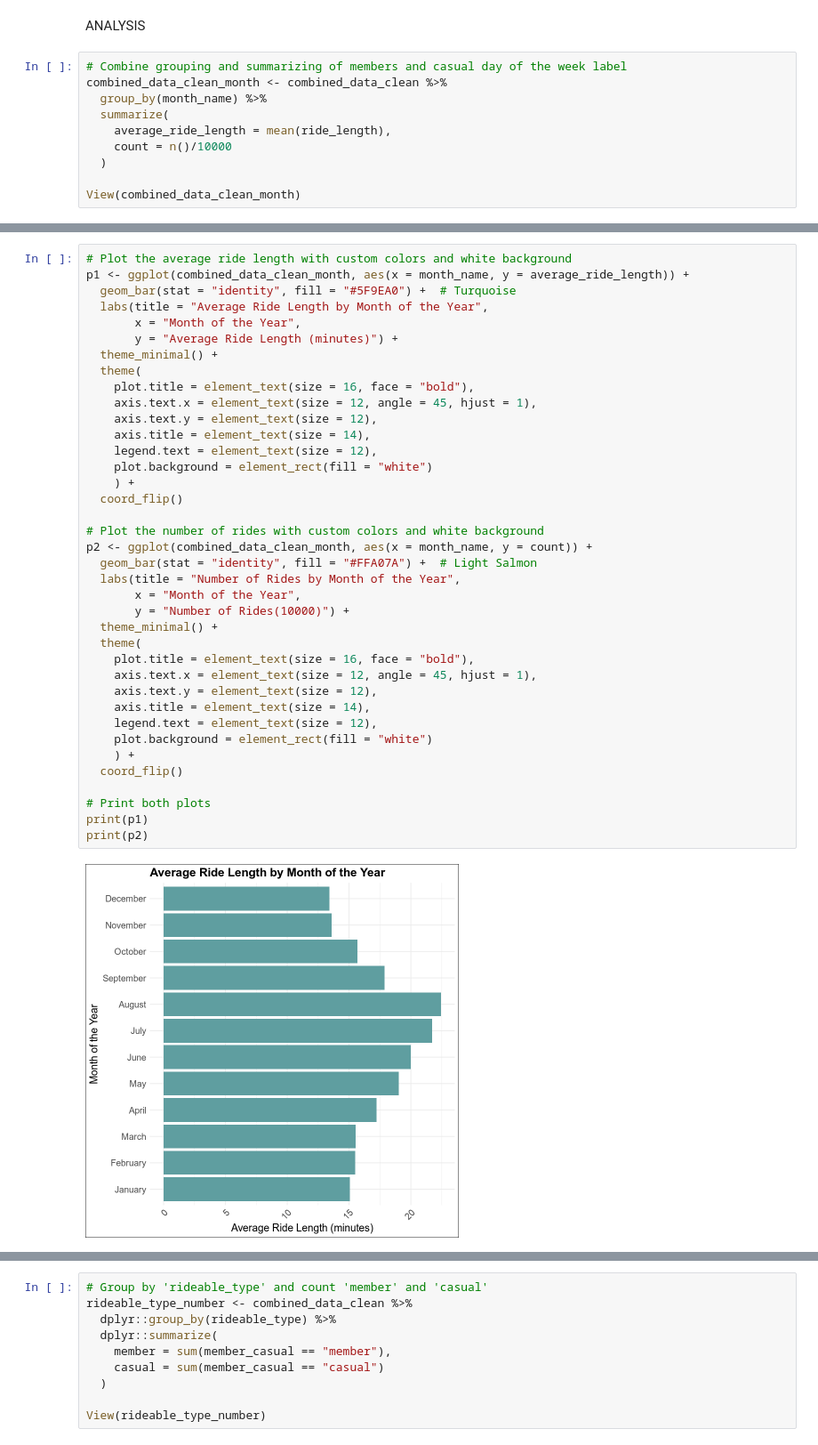
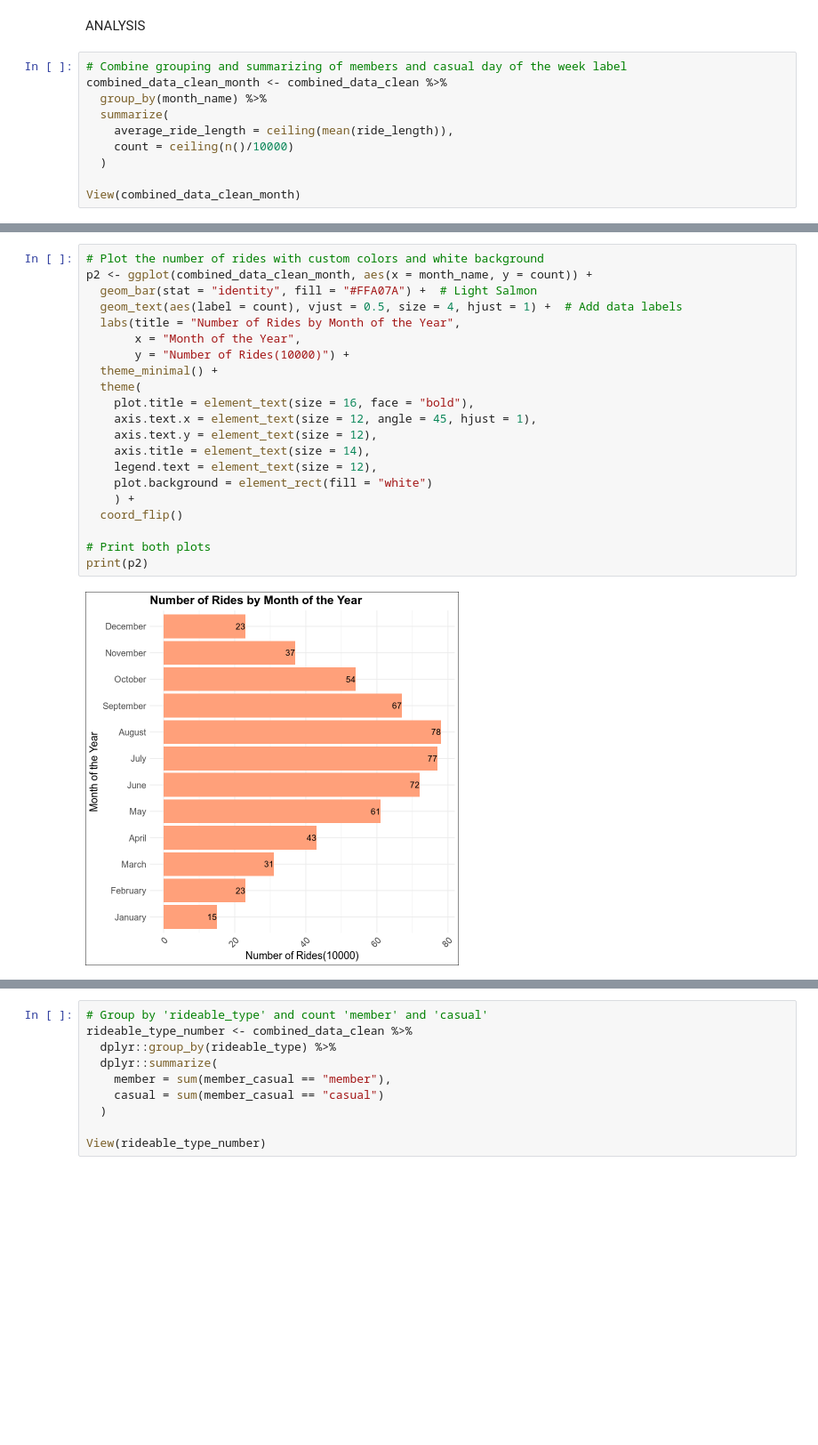
Before and after one commit to Ladipol/R_Projects, a Jupyter notebook: cyclic_project.ipynb, the cells around one changed output, grey strips where cells are left out. Shown at 89% size. Cells and saved outputs as stored; diff of their text form; blank space fills up the shorter version.

```diff
--- a/cyclic_project.ipynb
+++ b/cyclic_project.ipynb
@@ -325,8 +302,8 @@ ANALYSIS
 combined_data_clean_month <- combined_data_clean %>%
   group_by(month_name) %>%
   summarize(
-    average_ride_length = mean(ride_length),
-    count = n()/10000
+    average_ride_length = ceiling(mean(ride_length)),
+    count = ceiling(n()/10000)
   )
 
 View(combined_data_clean_month)
@@ -349,40 +349,23 @@ A tibble: 12 × 3
 # %%
-# Plot the average ride length with custom colors and white background
-p1 <- ggplot(combined_data_clean_month, aes(x = month_name, y = average_ride_length)) +
-  geom_bar(stat = "identity", fill = "#5F9EA0") +  # Turquoise
-  labs(title = "Average Ride Length by Month of the Year",
-       x = "Month of the Year",
-       y = "Average Ride Length (minutes)") +
-  theme_minimal() +
-  theme(
-    plot.title = element_text(size = 16, face = "bold"),
-    axis.text.x = element_text(size = 12, angle = 45, hjust = 1),
-    axis.text.y = element_text(size = 12),
-    axis.title = element_text(size = 14),
-    legend.text = element_text(size = 12),
-    plot.background = element_rect(fill = "white")
-    ) +
-  coord_flip()
-
 # Plot the number of rides with custom colors and white background
 p2 <- ggplot(combined_data_clean_month, aes(x = month_name, y = count)) +
   geom_bar(stat = "identity", fill = "#FFA07A") +  # Light Salmon
+  geom_text(aes(label = count), vjust = 0.5, size = 4, hjust = 1) +  # Add data labels
   labs(title = "Number of Rides by Month of the Year",
        x = "Month of the Year",
        y = "Number of Rides(10000)") +
   theme_minimal() +
   theme(
     plot.title = element_text(size = 16, face = "bold"),
     axis.text.x = element_text(size = 12, angle = 45, hjust = 1),
     axis.text.y = element_text(size = 12),
     axis.title = element_text(size = 14),
     legend.text = element_text(size = 12),
     plot.background = element_rect(fill = "white")
     ) +
   coord_flip()
 
 # Print both plots
-print(p1)
 print(p2)
 # %% [output]
-[figure, old version]
+[figure, new version]
```
Also changed, not shown: parts of 14 cells of this notebook, 1 other file.
